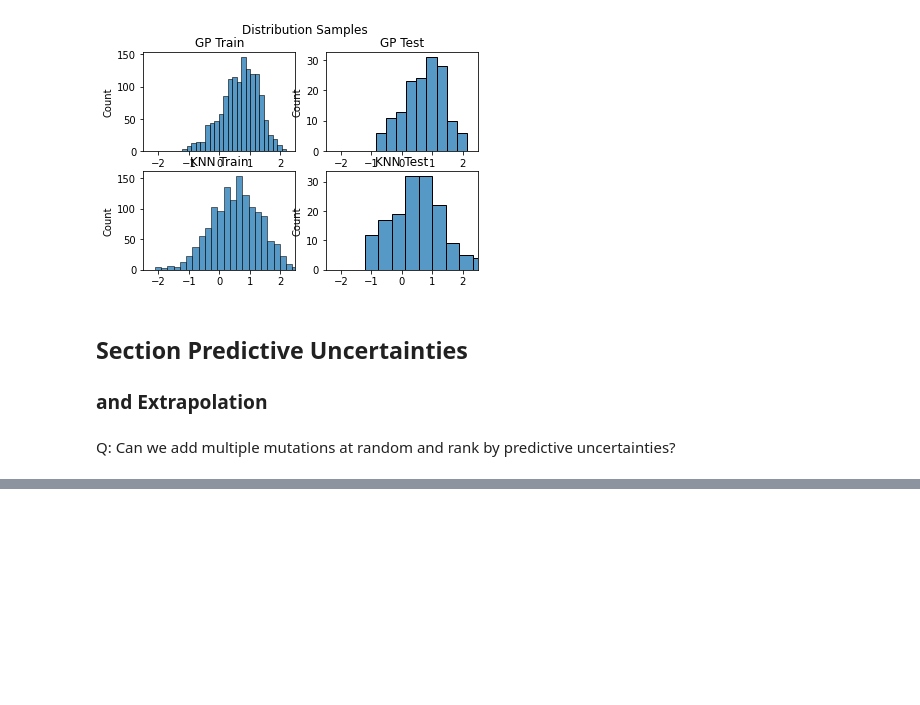
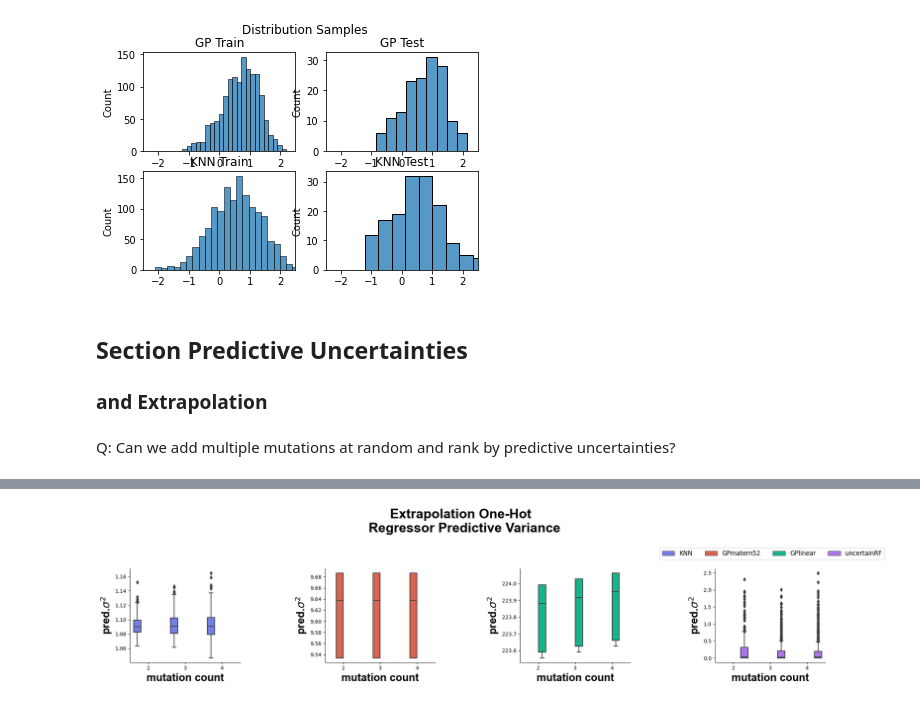
Before and after one commit to MachineLearningLifeScience/protein_regression, a Jupyter notebook: notebooks/figures_review.ipynb, the cells around one changed output, grey strips where cells are left out. Cells and saved outputs as stored; diff of their text form; code cells hidden in the pictures; blank space fills up the shorter version.

```diff
--- a/notebooks/figures_review.ipynb
+++ b/notebooks/figures_review.ipynb
@@ -179,6 +175,7 @@ Q: Can we add multiple mutations at random and rank by predictive uncertainties?
 dataset = "1FQG"
 N_mutants = 200
 N_splits = 3
+REPRESENTATION = "one_hot"
 # %%
 from data.load_dataset import load_one_hot
 from data import load_dataset, get_alphabet
@@ -207,16 +204,3 @@ for m_count in [2, 3, 4]:
         X_mutated[m_count].append(_X)
     # one-hot encode and normalize by seq length
     X_mutated[m_count] = numpy_one_hot_2dmat(np.vstack(X_mutated[m_count]), max=len(get_alphabet(dataset)))
-# %%
-# Extract sequences from one-hot encodings
-inverse_alphabet = {v: k for k, v in get_alphabet(dataset).items()}
-sequences_dict = {}
-for m_count in [2, 3, 4]:
-    _x = X_mutated[m_count]
-    # Tokenize
-    _x = _x.reshape(_x.shape[0], -1, 24).argmax(axis=-1)
-    sequences = []
-    for i in range(_x.shape[0]):
-        # Tokens to strings
-        sequences.append("".join([inverse_alphabet[i] for i in _x[i]]))
-    sequences_dict[m_count] = sequences
@@ -432,0 +381,12 @@ Pred.Var. Sorted Variants: [0.685, 0.72, 1.0];
+# %%
+regressors = []
+dfs = []
+for regressor, d in results_dict.items():
+    regressors.append(regressor)
+    _d = {s: {m: np.array(arr) for m, arr in split_results.items()} for s, split_results in d.items()}
+    dfs.append(pd.DataFrame.from_dict(_d, orient="index"))
+
+complete_df = pd.concat(dfs, keys=regressors)
+complete_df = pd.melt(complete_df.explode([2,3,4]).reset_index().rename(columns={"level_0": "regressor", "level_1": "split"}), id_vars=["regressor", "split"], value_vars=[2,3,4])
+complete_df = complete_df.rename(columns={"variable": "n_mutations"}).explode("value")
+complete_df
@@ -432,0 +407,18 @@ Pred.Var. Sorted Variants: [0.685, 0.72, 1.0];
+# %%
+complete_df = complete_df.sort_index(axis=1)
+
+g = sns.catplot(data=complete_df, kind="box", col="regressor", y="value", x="n_mutations", hue="regressor",
+#col_order=['KNN', 'GPlinear', 'GPmatern52'],
+sharey=False, margin_titles=False, palette=sns.color_palette(["#636EFA", "#EF553B", "#00CC96", "#AB63FA", "#FFA15A", "#19D3F3", "#FF6692", "#B6E880", "#FF97FF", "#FECB52"]))
+for ax in g.axes.flat:
+    ax.xaxis.set_label_text("mutation count", **{'family': 'Arial', 'fontsize': 21, "weight": 'bold'})
+    ax.yaxis.set_label_text(r"pred.$\sigma^2$", **{'family': 'Arial', 'fontsize': 21, "weight": 'bold'})
+    ax.set_title("")
+handles, labels = g.axes[-1, -1].get_legend_handles_labels()
+plt.legend(handles, labels, loc=(-0.5,1.1) , ncol=4, prop={'size': 12}) #bbox_to_anchor=(-0.6,1.2)
+plt.suptitle("Extrapolation One-Hot \n Regressor Predictive Variance", **{'family': 'Arial', 'fontsize': 26, "weight": 'bold'})
+plt.tight_layout()
+plt.savefig(f"../results/figures/uncertainties/extrapolation_task_{REPRESENTATION}.png", bbox_inches='tight')
+plt.show()
+# %% [output]
+[figure, added]
```
Also changed, not shown: parts of 13 cells of this notebook, 1 other file.
